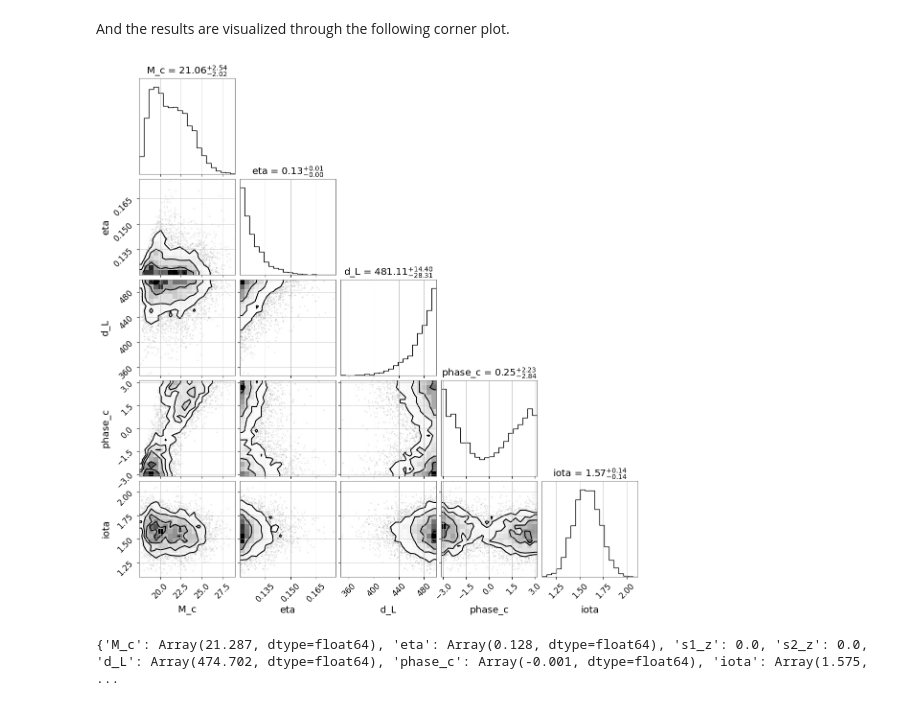
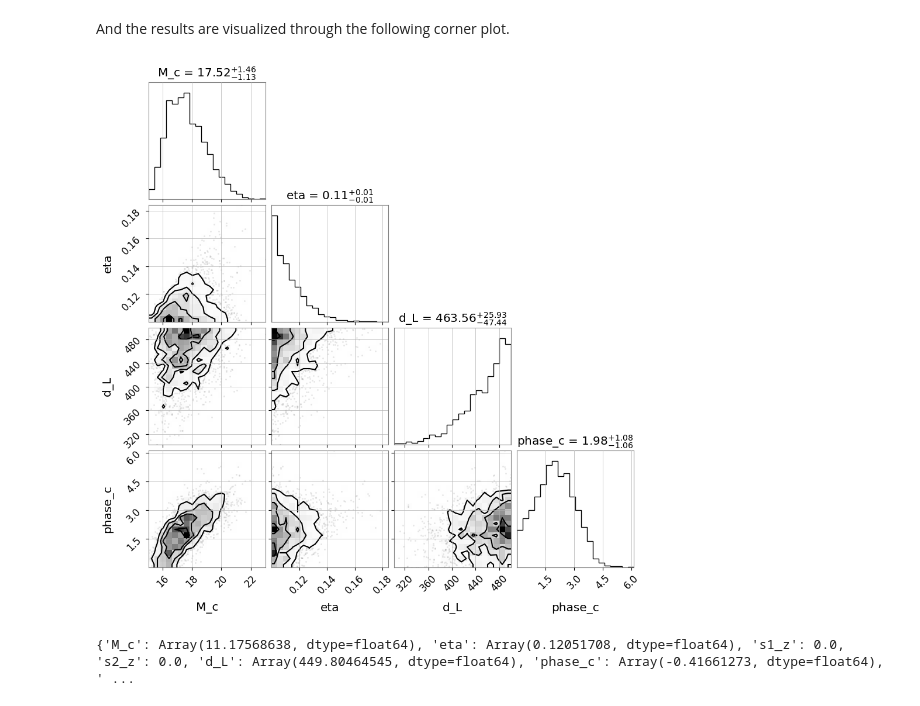
Before and after one commit to om-erika/numerical-methods-2026, a Jupyter notebook: hamiltonian_monte_carlo/NUTS.ipynb, the cells around one changed output. Drawn from its saved outputs; the diff is of its cells as text; code cells hidden in the pictures.

```diff
--- a/hamiltonian_monte_carlo/NUTS.ipynb
+++ b/hamiltonian_monte_carlo/NUTS.ipynb
@@ -147,8 +150,8 @@ params_bbh = {
     "s1_z": 0.0,   # primary spin z-component
     "s2_z": 0.0,   # secondary spin z-component
     "d_L": 440.0,  # luminosity distance [Mpc]
-    "phase_c": 0.,
-    "iota": 2.0,
+    "phase_c": 12.,
+    "iota": 1.4,
 }
 
 #jax version for computational efficiency
@@ -157,4 +160,8 @@ fast_waveform = jax.jit(waveform)
 
 #first call to compile it
 pol = fast_waveform(f, params_bbh)
+hdetH1 = FpH1 * pol['p'] + FcH1 * pol['c']
+plt.loglog(a, b)
+plt.loglog(fH1, np.abs(hdetH1))
+plt.show()
 # %% [output]
@@ -220,2 +290,4 @@ As for the priors, for each parameters uniform priors are considered.
+# %%
+redefined_geocentric_time = jnp.array(geocentric_time-t0_H1)
 # %%
 def build_params_from_latents():
@@ -275,8 +348,32 @@ def waveform_model(fH1, fL1, theta):
+# %%
+def inner(a, b, Sn, df):
+    return 4.0 * jnp.real(jnp.sum(jnp.conj(a) * b/ Sn)) * df
+
+def model(freqsH1, freqsL1, data_f_H1, data_f_L1, psd_H1, psd_L1):
+    params = build_params_from_latents()
+
+    f_H1 = freqsH1
+    f_L1 = freqsL1
+    d_H1 = data_f_H1
+    d_L1 = data_f_L1
+    Sn_H1 = psd_H1
+    Sn_L1 = psd_L1
+    dfH1 = f_H1[1] - f_H1[0]
+    dfL1 = f_L1[1] - f_L1[0]
+
+    hH1, hL1 = waveform_model(f_H1, f_L1, params)
+
+    rH1 = d_H1 - hH1
+    rL1 = d_L1 - hL1
+    logL_H1 = - 0.5 * inner(rH1, rH1, Sn_H1, dfH1)
+    logL_L1 = - 0.5 * inner(rL1, rL1, Sn_L1, dfL1)
+    logL = logL_H1 + logL_L1
+    numpyro.factor("log_likelihood", logL)
 # %% [markdown]
 Once the likelihood and the reconstructed waveform are defined, the HMC sampler is implemented, with a warmup of 1000 and a number of samples equal to 500.
 # %%
 kernel = NUTS(model)
-mcmc = MCMC(kernel, num_warmup=100, num_samples=100, num_chains=1, progress_bar=True,)
+mcmc = MCMC(kernel, num_warmup=2000, num_samples=2000, num_chains=1, progress_bar=True,)
 
 rng_key = jax.random.PRNGKey(1234)
 mcmc.run(
@@ -294,20 +403,20 @@ mcmc.print_summary()
 # %% [markdown]
 And the results are visualized through the following corner plot.
 # %%
-keys = ["M_c", "eta", "d_L", "phase_c", "iota"]
+keys = ["M_c", "eta", "d_L", "phase_c"]#, "iota"]
 
 samples_np = {k: np.array(v) for k, v in posterior.items()}
 
 data = np.vstack([samples_np[k] for k in keys]).T
 
 fig = corner.corner(
     data,
     labels=keys,
     show_titles=True,
     title_fmt=".2f",
 )
 # %% [output]
-[figure, old version]
+[figure, new version]
 # %%
 params_bbh = {
     "M_c": posterior["M_c"].mean(),   # chirp mass [Msun]
@@ -320,11 +429,11 @@ params_bbh = {
 }
 
 print(params_bbh)
-waveform = ripplegw.IMRPhenomD(f_ref=50.)
+waveform = ripplegw.IMRPhenomD(f_ref=20.)
 hp, hc = waveform(f, params_bbh)['p'], waveform(f, params_bbh)['c']
-hdet = (FpH1*hp + FcH1*hc)*np.exp(-2j * np.pi * f * (tau_H1+ posterior["t_c"].mean()))
+hdet = (FpH1*hp + FcH1*hc)*np.exp(-2j * np.pi * f * (tau_H1+ posterior["dt_c"].mean()))
 # %% [output]
-{'M_c': Array(21.287, dtype=float64), 'eta': Array(0.128, dtype=float64), 's1_z': 0.0, 's2_z': 0.0, 'd_L': Array(474.702, dtype=float64), 'phase_c': Array(-0.001, dtype=float64), 'iota': Array(1.575,  ...
+{'M_c': Array(11.17568638, dtype=float64), 'eta': Array(0.12051708, dtype=float64), 's1_z': 0.0, 's2_z': 0.0, 'd_L': Array(449.80464545, dtype=float64), 'phase_c': Array(-0.41661273, dtype=float64), ' ...
 # %%
 plt.loglog(f,np.abs(dH1), label = r'$\rm \tilde{h}(f)$')
 plt.loglog(c, d, label = 'ASD(f)')
```
Also changed, not shown: parts of 31 cells of this notebook, 1 other file.
